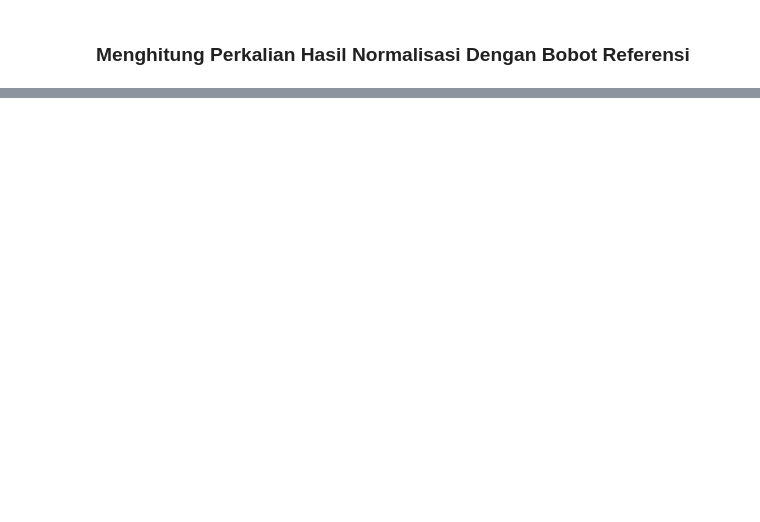
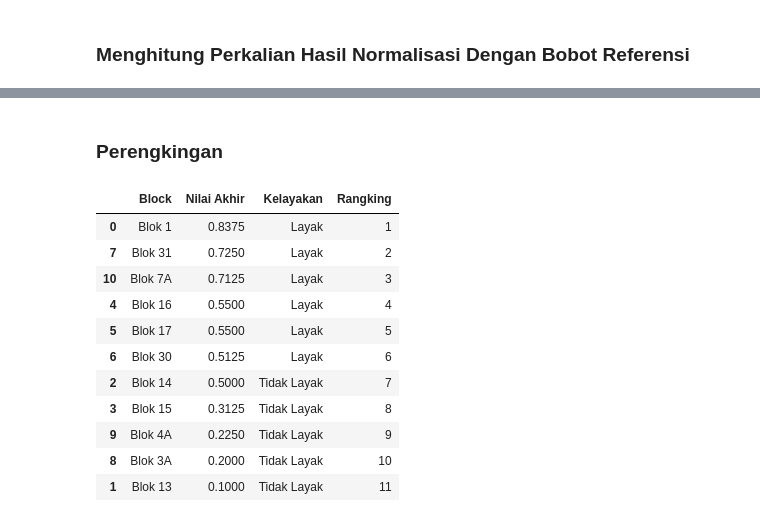
Before and after one commit to Jremiegii/Sistem_Pendukung_Pengambilan_Keputusan, a Jupyter notebook: Source Code/Multi-AttributeUtilityTheoryAnalysis/main.ipynb, the cells around one changed output, grey strips where cells are left out. Cells and saved outputs as stored; diff of their text form; code cells hidden in the pictures; blank space fills up the shorter version.

Commit message:
Memperbaiki bug pada proses perhitungan perkalian antara nilai normalisasi dengan bobot referensi. Sekaligus menyelesaikan semua proses pada studi kasus MAUT.

```diff
--- a/Source Code/Multi-AttributeUtilityTheoryAnalysis/main.ipynb
+++ b/Source Code/Multi-AttributeUtilityTheoryAnalysis/main.ipynb
@@ -403,0 +379,19 @@ dtype: float64
+# %%
+# df_NilaiAkhir = pd.DataFrame(columns=['Nilai Akhir', 'Keputusan Kelayakan'])
+df_Keputusan = pd.DataFrame(columns=['Block', 'Nilai Akhir', 'Kelayakan'])
+# %%
+# Mengganti df_hasil dengan df yang sesuai dengan DataFrame Anda
+for index, row in df_hasil.iterrows():
+    Hasil = (row['Perhitungan Luas Area'] * LuasArea) + \
+            (row['Perhitungan Curah Hujan'] * CurahHujan) + \
+            (row['Perhitungan Jenis Tanah'] * JenisTanah) + \
+            (row['Perhitungan Ketinggian'] * Ketinggian) + \
+            (row['Perhitungan Kemiringan'] * Kemiringan)
+
+    # Lakukan sesuatu dengan nilai Hasil, misalnya mencetaknya
+#     print(f'Hasil untuk baris {index + 1}: {Hasil}')
+
+    Kelayakan = 'Layak' if Hasil > 0.5 else 'Tidak Layak'
+
+    # df_NilaiAkhir = pd.concat([df_NilaiAkhir, pd.DataFrame({'Nilai Akhir': [Hasil], 'Keputusan Kelayakan': [Keputusan]})], ignore_index=True)
+    df_Keputusan = pd.concat([df_Keputusan, pd.DataFrame({'Block': [row['Block']], 'Nilai Akhir': [Hasil], 'Kelayakan': [Kelayakan]})], ignore_index=True)
@@ -403,0 +413,21 @@ dtype: float64
+# %% [markdown]
+### Perengkingan
+# %%
+df_Keputusan = df_Keputusan.sort_values(by='Nilai Akhir', ascending=False)
+# %%
+df_Keputusan['Rangking'] = range(1, len(df_Keputusan) + 1)
+# %%
+df_Keputusan
+# %% [output]
+|  | Block | Nilai Akhir | Kelayakan | Rangking |
+| 0 | Blok 1 | 0.8375 | Layak | 1 |
+| 7 | Blok 31 | 0.7250 | Layak | 2 |
+| 10 | Blok 7A | 0.7125 | Layak | 3 |
+| 4 | Blok 16 | 0.5500 | Layak | 4 |
+| 5 | Blok 17 | 0.5500 | Layak | 5 |
+| 6 | Blok 30 | 0.5125 | Layak | 6 |
+| 2 | Blok 14 | 0.5000 | Tidak Layak | 7 |
+| 3 | Blok 15 | 0.3125 | Tidak Layak | 8 |
+| 9 | Blok 4A | 0.2250 | Tidak Layak | 9 |
+| 8 | Blok 3A | 0.2000 | Tidak Layak | 10 |
+| 1 | Blok 13 | 0.1000 | Tidak Layak | 11 |
```
Also changed, not shown: parts of 18 cells of this notebook.
